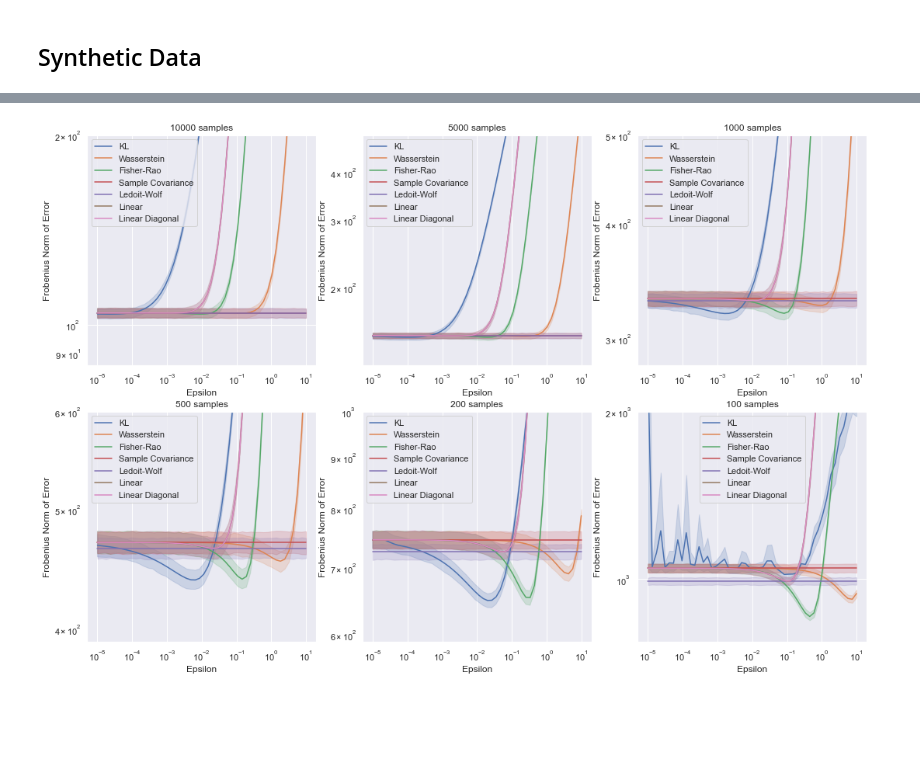
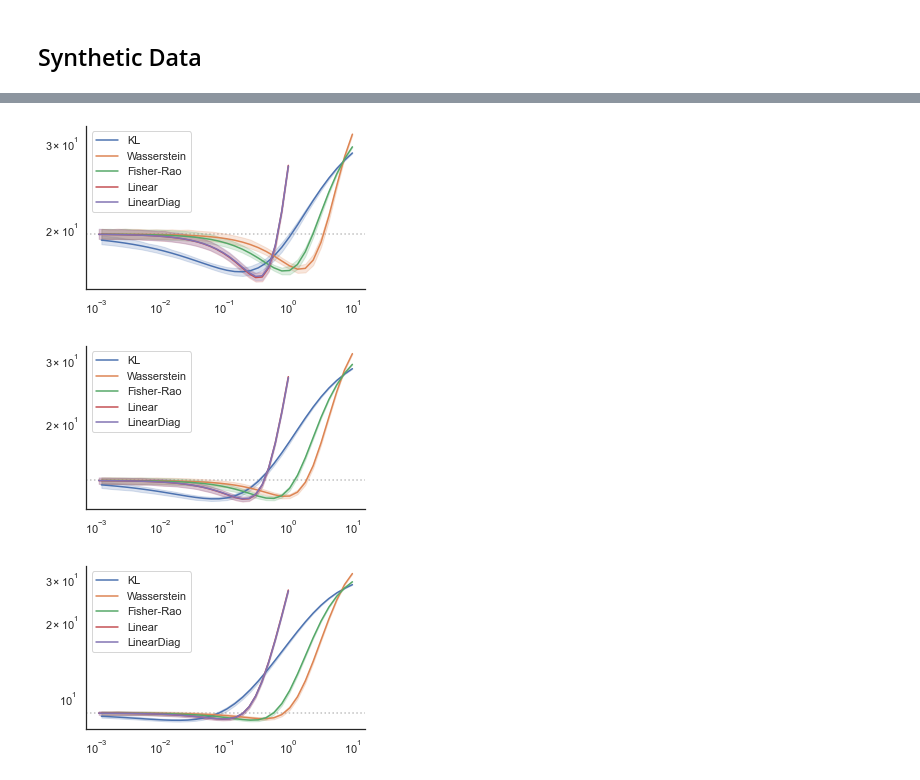
Before and after one commit to yvesrychener/covariance_DRO, a Jupyter notebook: python/Experiments.ipynb, the cells around one changed output, grey strips where cells are left out. Saved outputs shown, nothing was run; the diff lists cells and outputs as text; code cells hidden in the pictures; blank space fills up the shorter version.

Commit message:
Experiments for Paper

```diff
--- a/python/Experiments.ipynb
+++ b/python/Experiments.ipynb
@@ -26,7 +28,7 @@ def LinearShrink(emp_cov, rho):
     cov.flat[::emp_cov.shape[0] + 1] += rho * mu
     return cov
 # %%
-def LinearShrink2(emp_cov, rho):
+def LinearShrinkDiag(emp_cov, rho):
     mu = np.diag(np.diag(emp_cov))
     cov = (1. - rho) * emp_cov + mu*rho
     return cov
@@ -97,7 +77,0 @@ def plot_multiple(sigma, ylims=None, **kwargs):
-# %%
-def generate_matrix(dims=10, rho=0.95):
-    sigma = np.zeros((dims, dims))
-    for i in range(dims):
-        for j in range(dims):
-            sigma[i,j] = rho**np.abs(i-j)
-    return sigma
@@ -108,4 +78,39 @@ plot_multiple(generate_matrix(dims=100, rho=0.95), ylims=[[(None,2), (None, 5),
-# %%
-plot_multiple(np.diag([1]*90+[1000]*10), ylims=[[(None, 200), (None, 500), (None, 500)],[(None, 600), (None, 1000), (None, 2000)]])
-# %% [output]
-[figure, removed]
+# %%
+from scipy.stats import ortho_group
+def generate_matrix(dims=100, h=10):
+    S = np.diag([1]*(dims-10)+[h]*10)
+    Q = ortho_group.rvs(dims)
+    sigma = Q@S@Q.T
+    return sigma
+# %%
+def plot(sigma, name_sigma, n_repetitions, emin=1e-3, emax=10, yrange=(None, None), legend=False):
+    datas, data_lss, bls = experiment(sigma, n_samples=[100,200,500], n_repetitions=n_repetitions,error_func=frob)
+    for i in range(3):
+        datas[i]['n_samples'] = [100,200,500][i]
+        data_lss[i]['n_samples'] = [100,200,500][i]
+    data = pd.concat(datas)
+    data_ls = pd.concat(data_lss)
+    for i, ns in enumerate([100,200,500]):
+        d = data.loc[(data.n_samples==ns) & (data.epsilons>=emin) & (data.epsilons<=emax)]
+        dls = data_ls.loc[(data_ls.n_samples==ns) & (data_ls.rhos>=emin) & (data_ls.rhos<=emax)]
+        for name in ['KL', 'Wasserstein', 'Fisher-Rao']:
+            grid = sns.lineplot(x='epsilons', y=name, data=d, label=name)
+        for name in ['Linear', 'LinearDiag']:
+            grid = sns.lineplot(x='rhos', y=name, data=dls, label=name)
+        grid.axhline(bls[i],ls=':', color='grey', zorder=-1, alpha=0.5)
+        grid.set(xscale="log", yscale="log")
+        grid.set_ylabel('')
+        grid.set_xlabel('')
+        grid.set_ylim(yrange)
+        sns.despine()
+        if not legend:
+            grid.legend_.remove()
+        plt.savefig('plots/Experiment_{}_{}.pdf'.format(name_sigma, ns))
+        plt.show()
+# %%
+s1 = generate_matrix(dims=100, h=10)
+plot(s1, 'gmh10', 10, emin=1e-3, emax=10, legend=True)
+# %% [output]
+[figure, added]
+[figure, added]
+[figure, added]
```
Also changed, not shown: parts of 9 cells of this notebook, 3 other files.
